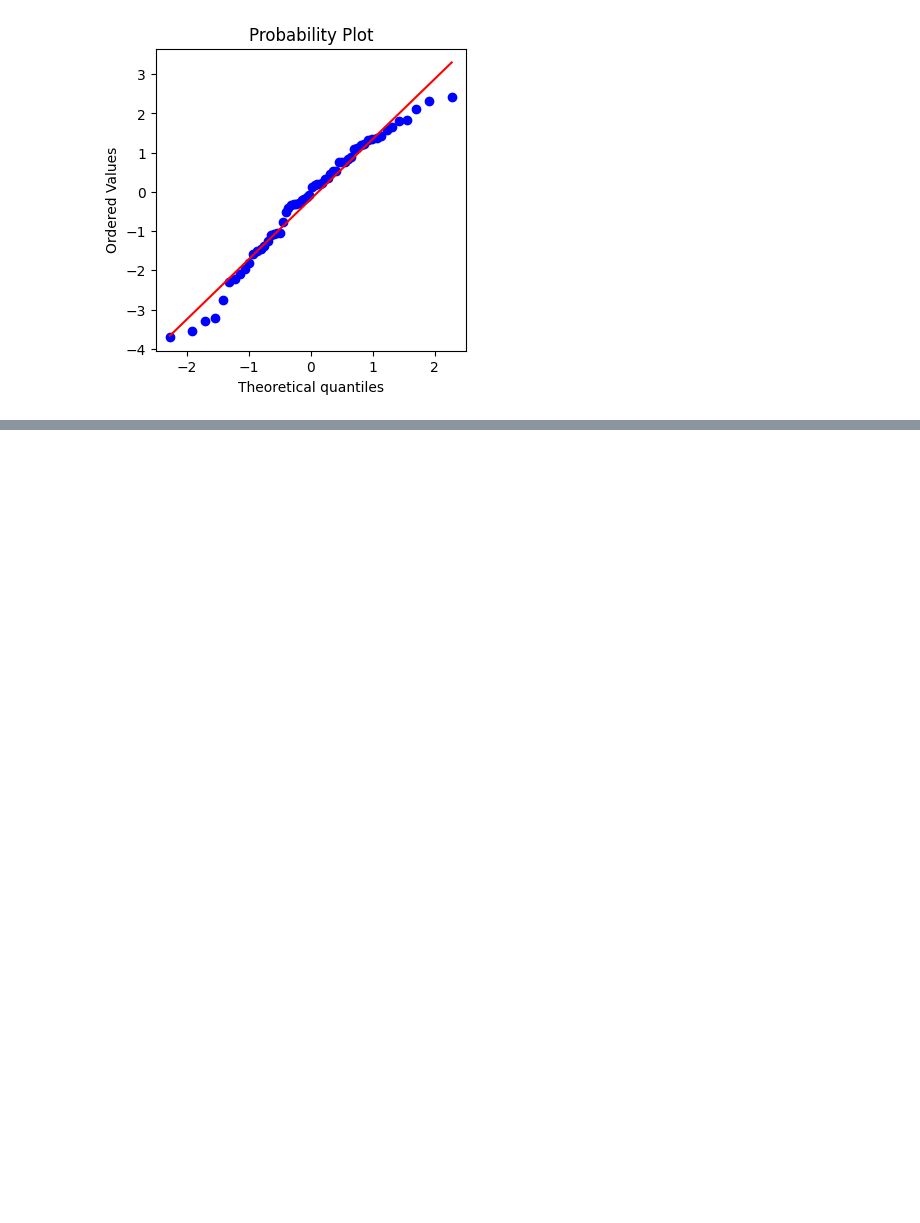
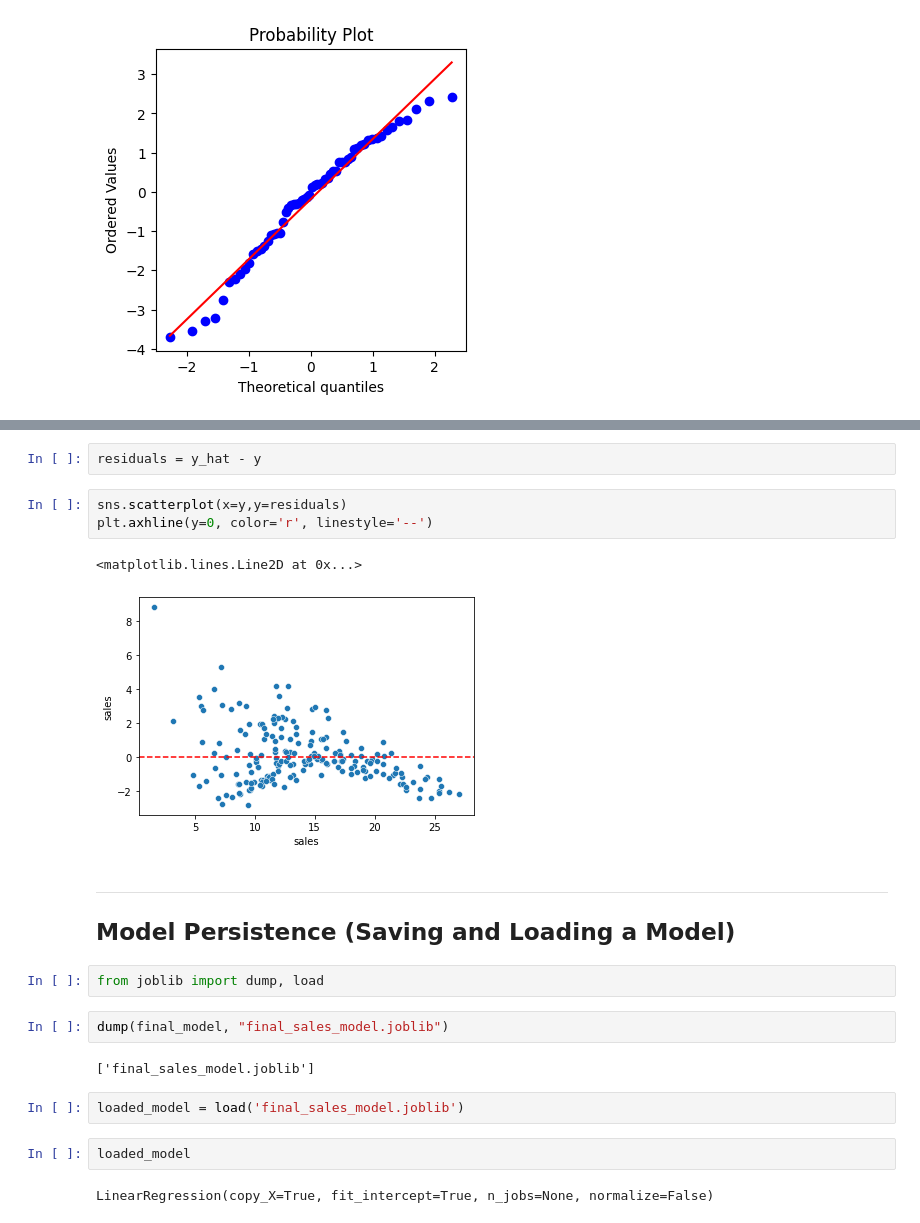
Before and after one commit to salimunlu47/python-scikit-learn, a Jupyter notebook: Linear_Regression_with_Scikit_Learn.ipynb, the cells around one changed output, grey strips where cells are left out. Saved outputs shown, nothing was run; the diff lists cells and outputs as text; blank space fills up the shorter version.

```diff
--- a/Linear_Regression_with_Scikit_Learn.ipynb
+++ b/Linear_Regression_with_Scikit_Learn.ipynb
@@ -188,0 +223,24 @@ _ = sp.stats.probplot(test_residuals, plot=ax)
+# %%
+residuals = y_hat - y
+# %%
+sns.scatterplot(x=y,y=residuals)
+plt.axhline(y=0, color='r', linestyle='--')
+# %% [output]
+<matplotlib.lines.Line2D at 0x...>
+[figure, added]
+# %% [markdown]
+-----
+
+## Model Persistence (Saving and Loading a Model)
+# %%
+from joblib import dump, load
+# %%
+dump(final_model, "final_sales_model.joblib")
+# %% [output]
+['final_sales_model.joblib']
+# %%
+loaded_model = load('final_sales_model.joblib')
+# %%
+loaded_model
+# %% [output]
+LinearRegression(copy_X=True, fit_intercept=True, n_jobs=None, normalize=False)
```
Also changed, not shown: parts of 11 cells of this notebook.
